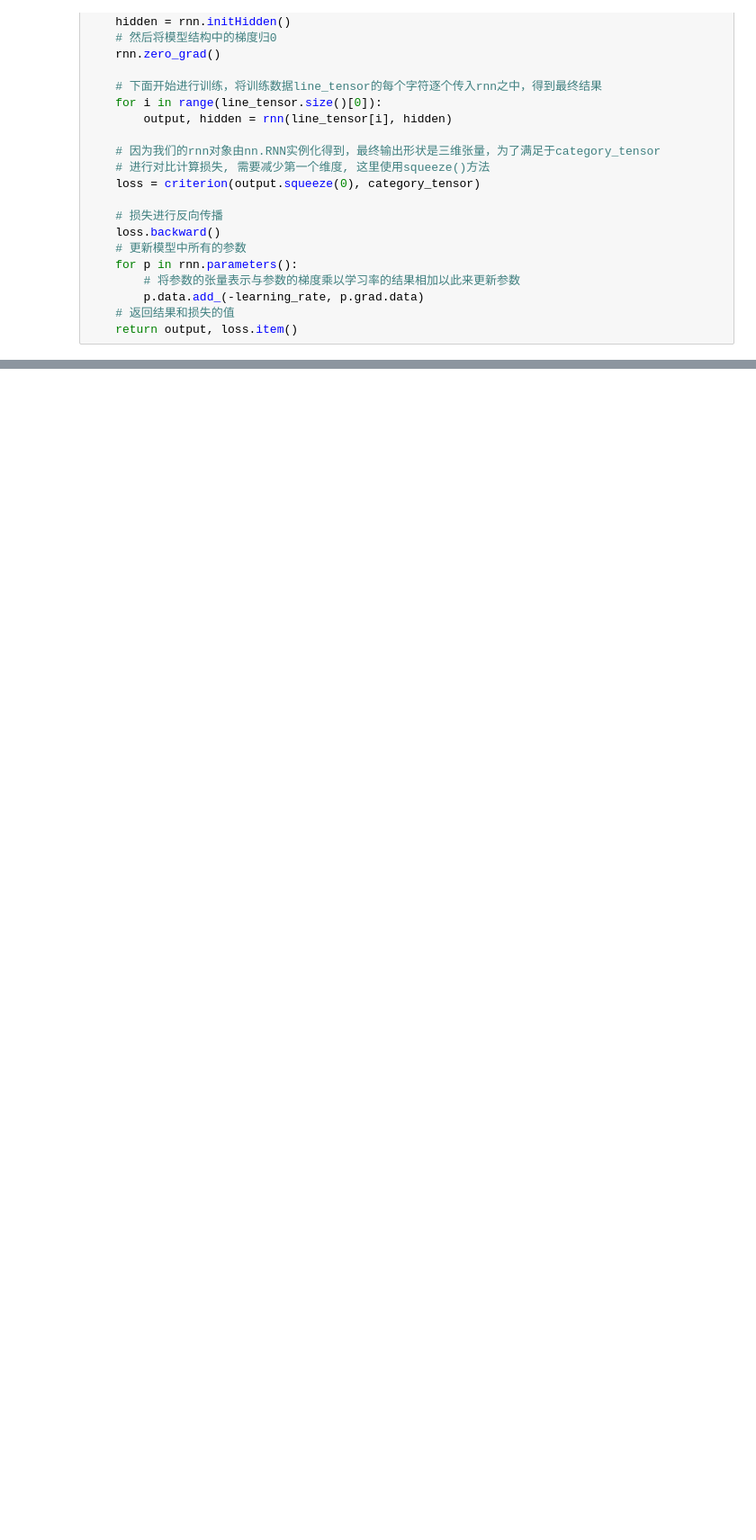
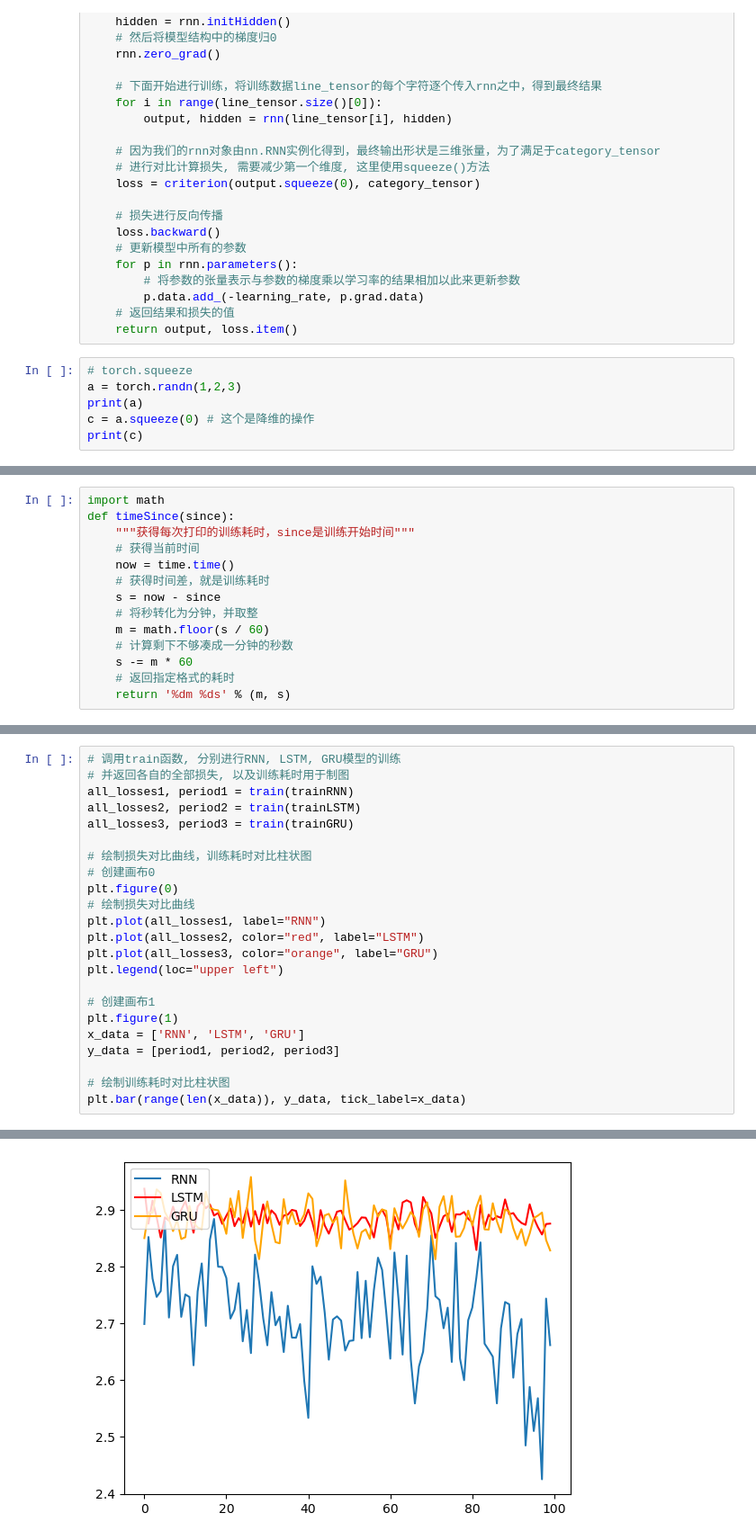
Before and after one commit to ev2li/deep-learning, a Jupyter notebook: example/nlp/RNN/人名分类.ipynb, the cells around one changed output, grey strips where cells are left out. Shown at 90% size. Cells and saved outputs as stored; diff of their text form; blank space fills up the shorter version.

```diff
--- a/example/nlp/RNN/人名分类.ipynb
+++ b/example/nlp/RNN/人名分类.ipynb
@@ -397,3 +398,9 @@ def trainRNN(category_tensor, line_tensor):
         p.data.add_(-learning_rate, p.grad.data)
     # 返回结果和损失的值
     return output, loss.item()
+# %%
+# torch.squeeze
+a = torch.randn(1,2,3)
+print(a)
+c = a.squeeze(0) # 这个是降维的操作
+print(c)
@@ -399,0 +463,14 @@ def trainRNN(category_tensor, line_tensor):
+# %%
+import math
+def timeSince(since):
+    """获得每次打印的训练耗时，since是训练开始时间"""
+    # 获得当前时间
+    now = time.time()
+    # 获得时间差，就是训练耗时
+    s = now - since
+    # 将秒转化为分钟，并取整
+    m = math.floor(s / 60)
+    # 计算剩下不够凑成一分钟的秒数
+    s -= m * 60
+    # 返回指定格式的耗时
+    return '%dm %ds' % (m, s)
@@ -399,0 +526,24 @@ def trainRNN(category_tensor, line_tensor):
+# %%
+# 调用train函数, 分别进行RNN, LSTM, GRU模型的训练
+# 并返回各自的全部损失, 以及训练耗时用于制图
+all_losses1, period1 = train(trainRNN)
+all_losses2, period2 = train(trainLSTM)
+all_losses3, period3 = train(trainGRU)
+
+# 绘制损失对比曲线，训练耗时对比柱状图
+# 创建画布0
+plt.figure(0)
+# 绘制损失对比曲线
+plt.plot(all_losses1, label="RNN")
+plt.plot(all_losses2, color="red", label="LSTM")
+plt.plot(all_losses3, color="orange", label="GRU")
+plt.legend(loc="upper left")
+
+# 创建画布1
+plt.figure(1)
+x_data = ['RNN', 'LSTM', 'GRU']
+y_data = [period1, period2, period3]
+
+# 绘制训练耗时对比柱状图
+plt.bar(range(len(x_data)), y_data, tick_label=x_data)
+# %% [output]
@@ -399,0 +568 @@ def trainRNN(category_tensor, line_tensor):
+[figure, added]
```
Also changed, not shown: parts of 22 cells of this notebook.
